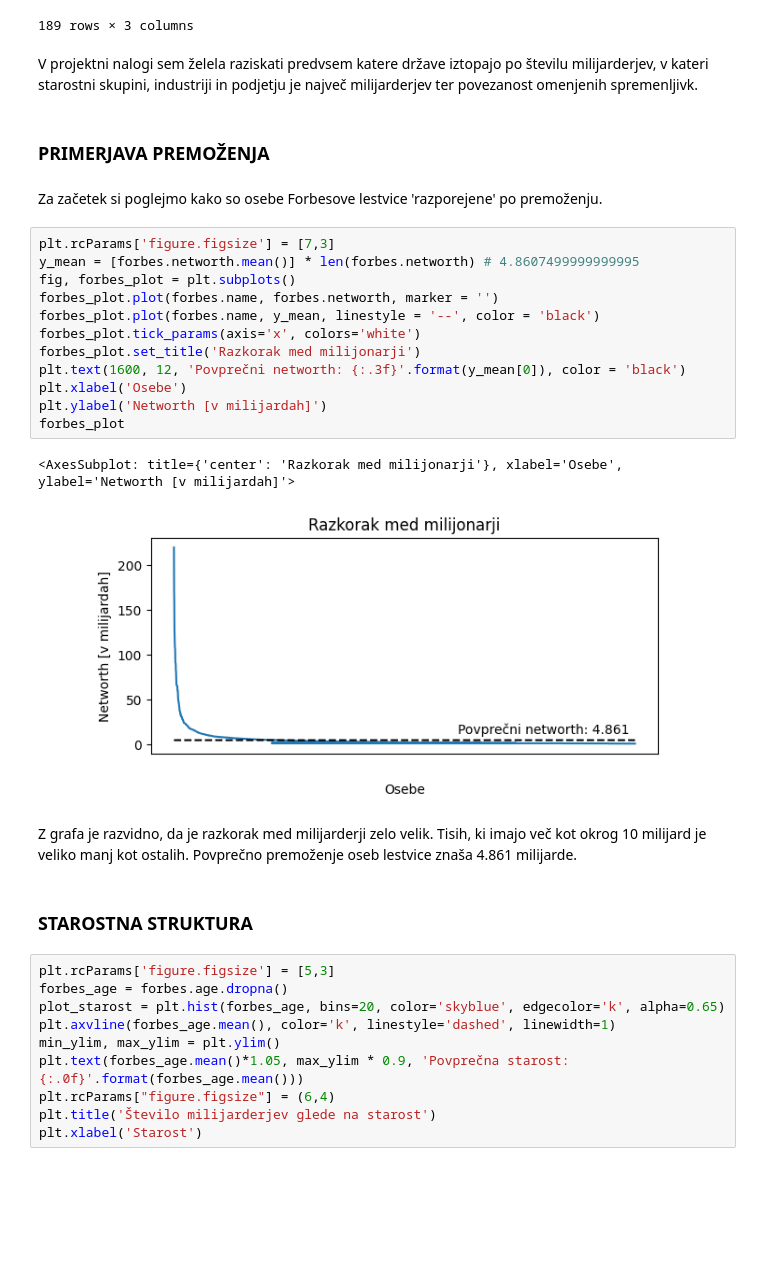
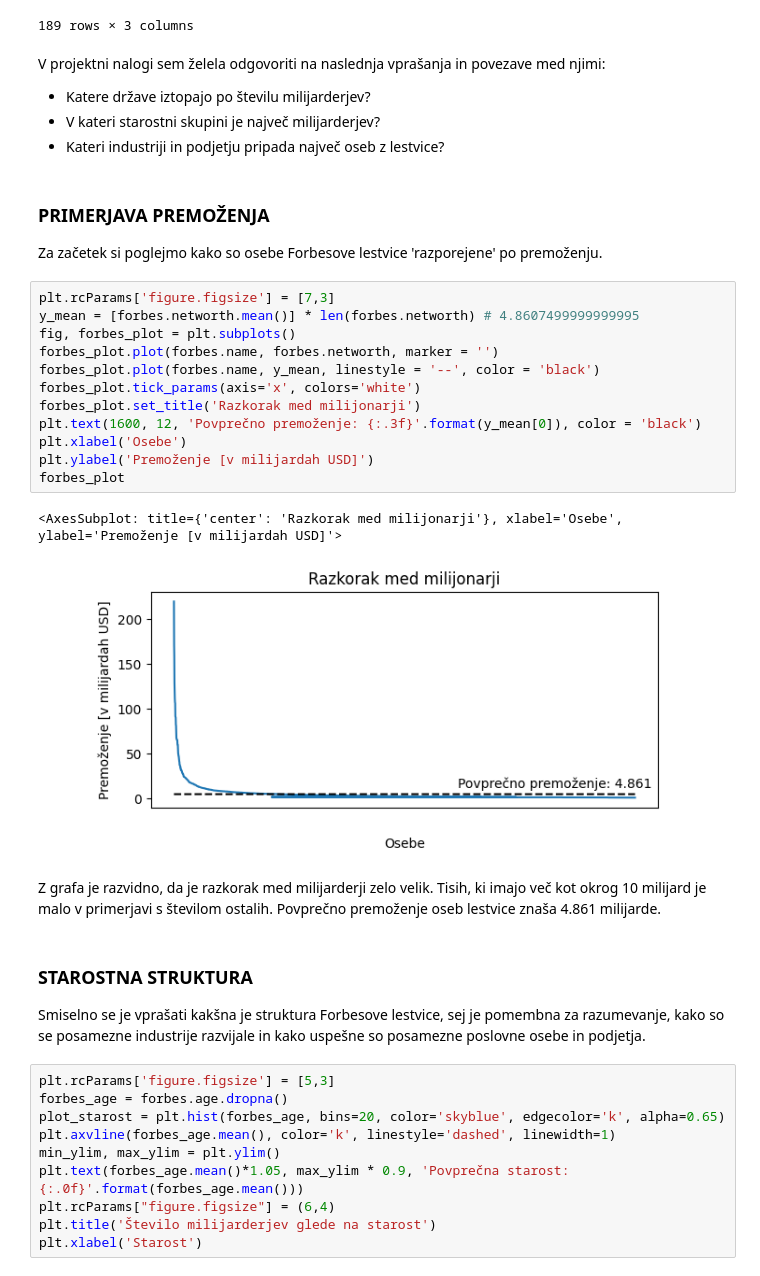
Before and after one commit to karolina-sa/Forbes-list-PROG1-projekt, a Jupyter notebook: analiza_Forbes_list.ipynb, the cells around one changed output. Drawn from its saved outputs; the diff is of its cells as text; blank space fills up the shorter version.

```diff
--- a/analiza_Forbes_list.ipynb
+++ b/analiza_Forbes_list.ipynb
@@ -65,30 +66,35 @@ drzave
 | 188 | 62792.0 | Guernsey | 52300.00 |
 189 rows × 3 columns
 # %% [markdown]
-V projektni nalogi sem želela raziskati predvsem katere države iztopajo po številu milijarderjev, v kateri starostni skupini, industriji in podjetju je največ milijarderjev ter povezanost omenjenih spremenljivk.
+V projektni nalogi sem želela odgovoriti na naslednja vprašanja in povezave med njimi:
+- Katere države iztopajo po številu milijarderjev?
+- V kateri starostni skupini je največ milijarderjev?
+- Kateri industriji in podjetju pripada največ oseb z lestvice?
 # %% [markdown]
 <h3>PRIMERJAVA PREMOŽENJA</h3>
+
+Za začetek si poglejmo kako so osebe Forbesove lestvice 'razporejene' po premoženju.
-# %% [markdown]
-Za začetek si poglejmo kako so osebe Forbesove lestvice 'razporejene' po premoženju.
 # %%
 plt.rcParams['figure.figsize'] = [7,3]
 y_mean = [forbes.networth.mean()] * len(forbes.networth) # 4.8607499999999995
 fig, forbes_plot = plt.subplots()
 forbes_plot.plot(forbes.name, forbes.networth, marker = '')
 forbes_plot.plot(forbes.name, y_mean, linestyle = '--', color = 'black')
 forbes_plot.tick_params(axis='x', colors='white')
 forbes_plot.set_title('Razkorak med milijonarji')
-plt.text(1600, 12, 'Povprečni networth: {:.3f}'.format(y_mean[0]), color = 'black')
+plt.text(1600, 12, 'Povprečno premoženje: {:.3f}'.format(y_mean[0]), color = 'black')
 plt.xlabel('Osebe')
-plt.ylabel('Networth [v milijardah]')
+plt.ylabel('Premoženje [v milijardah USD]')
 forbes_plot
 # %% [output]
-<AxesSubplot: title={'center': 'Razkorak med milijonarji'}, xlabel='Osebe', ylabel='Networth [v milijardah]'>
+<AxesSubplot: title={'center': 'Razkorak med milijonarji'}, xlabel='Osebe', ylabel='Premoženje [v milijardah USD]'>
-[figure, old version]
+[figure, new version]
 # %% [markdown]
-Z grafa je razvidno, da je razkorak med milijarderji zelo velik. Tisih, ki imajo več kot okrog 10 milijard je veliko manj kot ostalih. Povprečno premoženje oseb lestvice znaša 4.861 milijarde.
+Z grafa je razvidno, da je razkorak med milijarderji zelo velik. Tisih, ki imajo več kot okrog 10 milijard je malo v primerjavi s številom ostalih. Povprečno premoženje oseb lestvice znaša 4.861 milijarde.
-# %% [markdown]
-<h3>STAROSTNA STRUKTURA</h3>
+# %% [markdown]
+<h3>STAROSTNA STRUKTURA</h3>
+
+Smiselno se je vprašati kakšna je struktura Forbesove lestvice, sej je pomembna za razumevanje, kako so se posamezne industrije razvijale in kako uspešne so posamezne poslovne osebe in podjetja.
 # %%
 plt.rcParams['figure.figsize'] = [5,3]
 forbes_age = forbes.age.dropna()
```
Also changed, not shown: parts of 38 cells of this notebook.
